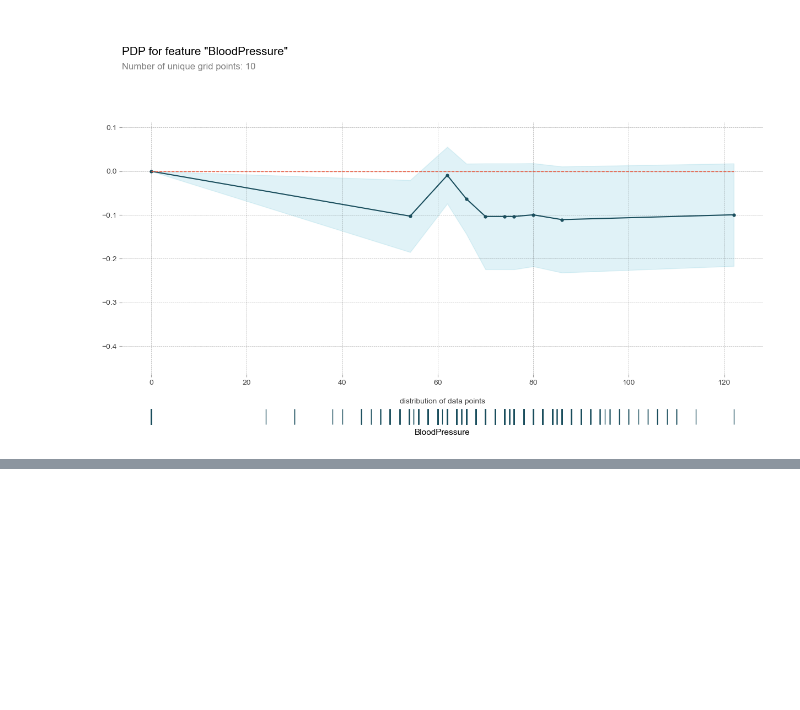
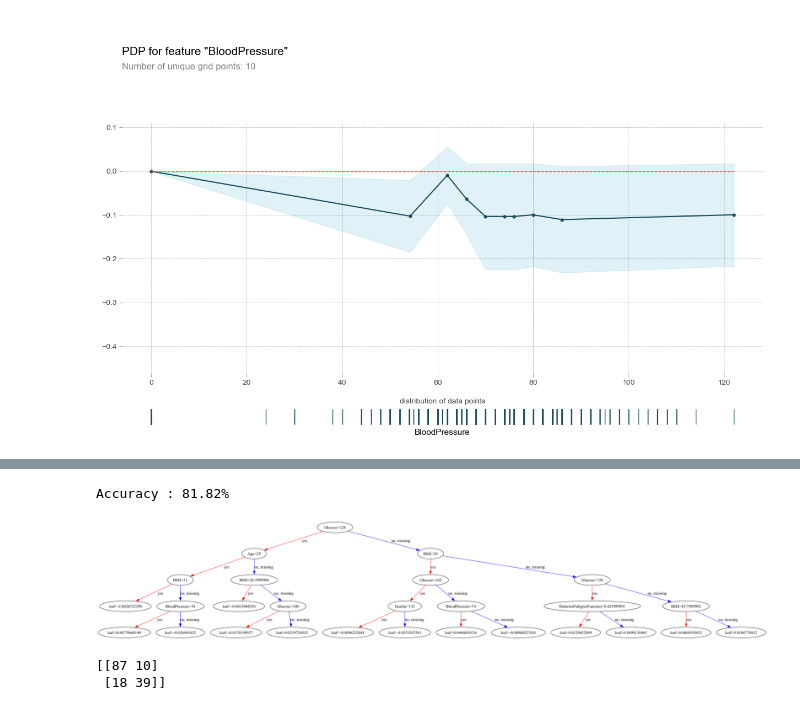
Before and after one commit to sunohk/XAI_practice, a Jupyter notebook: ch01/실습1_피마_인디언.ipynb, the cells around one changed output, grey strips where cells are left out. Saved outputs shown, nothing was run; the diff lists cells and outputs as text; code cells hidden in the pictures; blank space fills up the shorter version.

Commit message:
confusion_matrix

```diff
--- a/ch01/실습1_피마_인디언.ipynb
+++ b/ch01/실습1_피마_인디언.ipynb
@@ -267,0 +357,61 @@ fig, axes = pdp.pdp_plot(pdp_bp,
+# %%
+from numpy import loadtxt
+import pandas as pd
+from sklearn.metrics import accuracy_score
+from sklearn.model_selection import train_test_split
+from xgboost import XGBClassifier
+
+# 데이터 로드
+#dataset = loadtxt('diabetes.csv', delimiter=',', skiprows=1)
+dataset = pd.read_csv('diabetes.csv')
+
+# x,y로 분리
+X = dataset.iloc[:, :-1]
+y = dataset.iloc[:, -1]
+
+x_train, x_test, y_train, y_test = train_test_split(X,y, test_size=0.2, random_state=7)
+
+# 모델 학습
+model = XGBClassifier(
+        boost='gbtree',
+        objective='binary:logistic',
+        learning_rate = 0.03,
+        n_estimators=150,
+        reg_alpha=0.15,
+        reg_lambda=0.7,
+        max_depth=4
+        )
+model.fit(x_train, y_train)
+
+# 예측
+y_pred = model.predict(x_test)
+predictions = [round(value) for value in y_pred]
+
+# 평가
+accuracy = accuracy_score(y_test, predictions)
+print('Accuracy : %.2f%%' % (accuracy * 100.0))
+# %% [output]
+Accuracy : 81.82%
+# %%
+%matplotlib inline
+
+import graphviz
+from xgboost import plot_tree
+import matplotlib.pyplot as plt
+from matplotlib.pylab import rcParams
+
+rcParams['figure.figsize'] = 100, 200
+
+plot_tree(model)
+plt.show()
+# %% [output]
+[figure, added]
+# %%
+from sklearn.metrics import confusion_matrix
+
+cm = confusion_matrix(y_test, y_pred)
+
+print(cm)
+# %% [output]
+[[87 10]
+ [18 39]]
```
Also changed, not shown: parts of 5 cells of this notebook.
